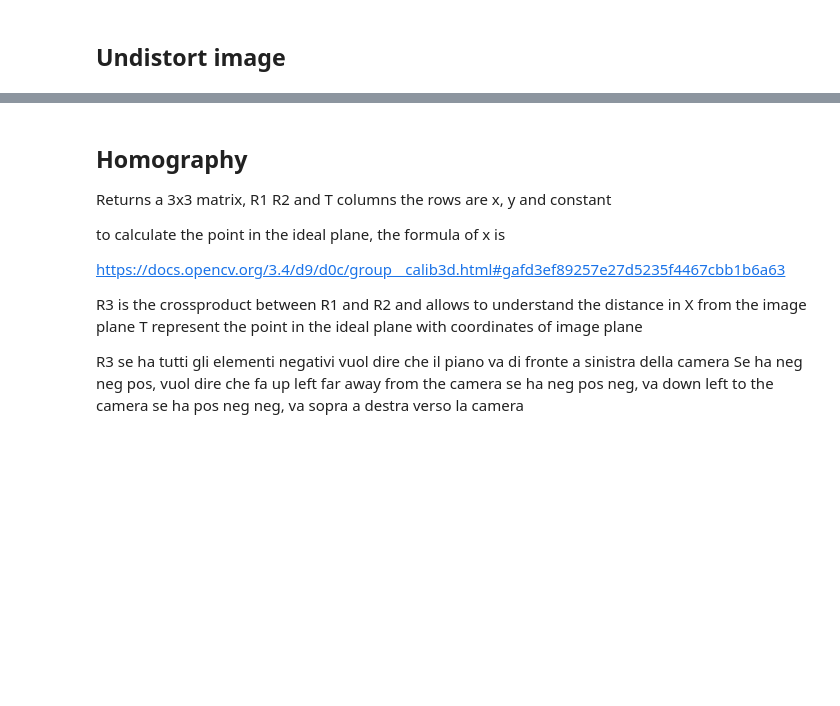
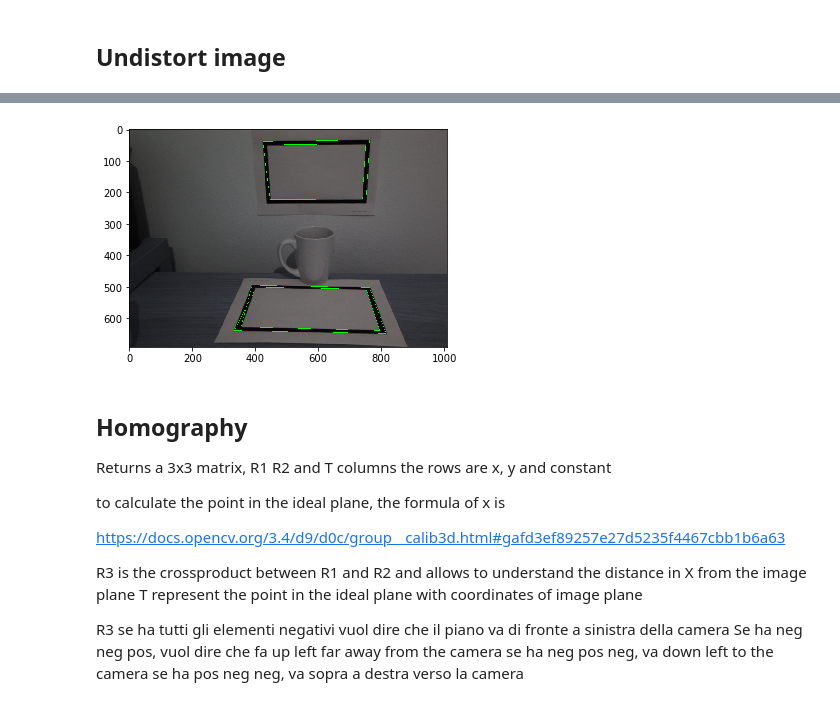
Before and after one commit to BerenLuth/CV-3D-laser-scanner, a Jupyter notebook: 3Dscanner.ipynb, the cells around one changed output, grey strips where cells are left out. Drawn from its saved outputs; the diff is of its cells as text; code cells hidden in the pictures; blank space fills up the shorter version.

```diff
--- a/3Dscanner.ipynb
+++ b/3Dscanner.ipynb
@@ -179,6 +201,7 @@ def findRectanglesOnFrame(frame, preciseCorners=True, debug=False):
     # plt.show()
     if debug:
         cv.imshow('rectangles', frame)
+        cv.imwrite('rectangles.png', frame)
         cv.waitKey(0)
         cv.destroyAllWindows()
     outName = './res/planes_precise.png' if preciseCorners else './res/planes_approx.png'
@@ -201,43 +224,45 @@ def findRectangles(method=RECTANGLE_DEFAULT, iterations=RECTANGLE_ITERATIONS, de
     ret, frame = vid.read()
     if ret:
         frame = undistort(frame)
 
     # find the corners by using one frame
     if ret and method == RECTANGLE_SINGLE_FRAME:
         table, wall = findRectanglesOnFrame(frame, preciseCorners=True, debug=debug)
 
     elif method == RECTANGLE_MULTI_FRAME:
         i = 0
         tables = []
         walls = []
         while ret and i < iterations:
             t, w = findRectanglesOnFrame(frame, preciseCorners=True, debug=debug)
             if t is not None and w is not None:
                 tables.append(t)
                 walls.append(w)
             i+=1
             ret, frame = vid.read()
             if ret:
                 frame = undistort(frame)
 
-        tables = np.array(tables)
-        walls = np.array(walls)
+        table = np.mean(np.array(tables), axis=0, dtype=np.int64)
+        wall = np.mean(np.array(walls), axis=0, dtype=np.int64)
 
-        table = np.int64(np.mean(tables, axis=0))
-        wall = np.int64(np.mean(walls, axis=0))
 
-        if debug:
-            f = cv.drawContours(frame, [table, wall], -1, [0,255,0])
-            cv.imshow('avg', f)
-            cv.waitKey(0)
-            cv.destroyAllWindows()
     else:
         print('Method not valid!', method)
+
+    f = cv.drawContours(frame, [table, wall], -1, [0,255,0])
+    plt.imshow(f)
+    if debug:
+        cv.imshow('avg', f)
+        cv.waitKey(0)
+        cv.destroyAllWindows()
 
     vid.release()
     return table, wall
 
-table, wall = findRectangles()
+table, wall = findRectangles(debug=True)
+# %% [output]
+[figure, added]
 # %% [markdown]
 ## Homography
 Returns a 3x3 matrix, R1 R2 and T columns
```
Also changed, not shown: parts of 15 cells of this notebook, 1 other file.
